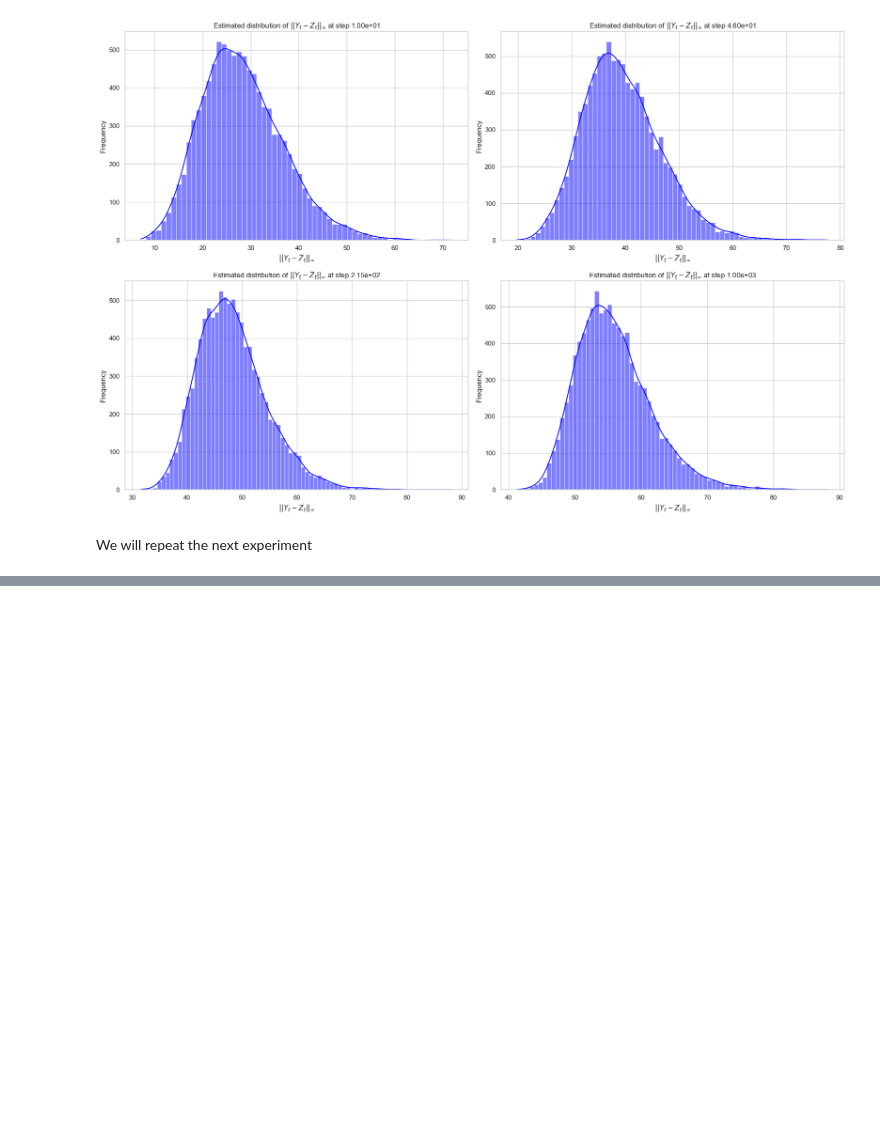
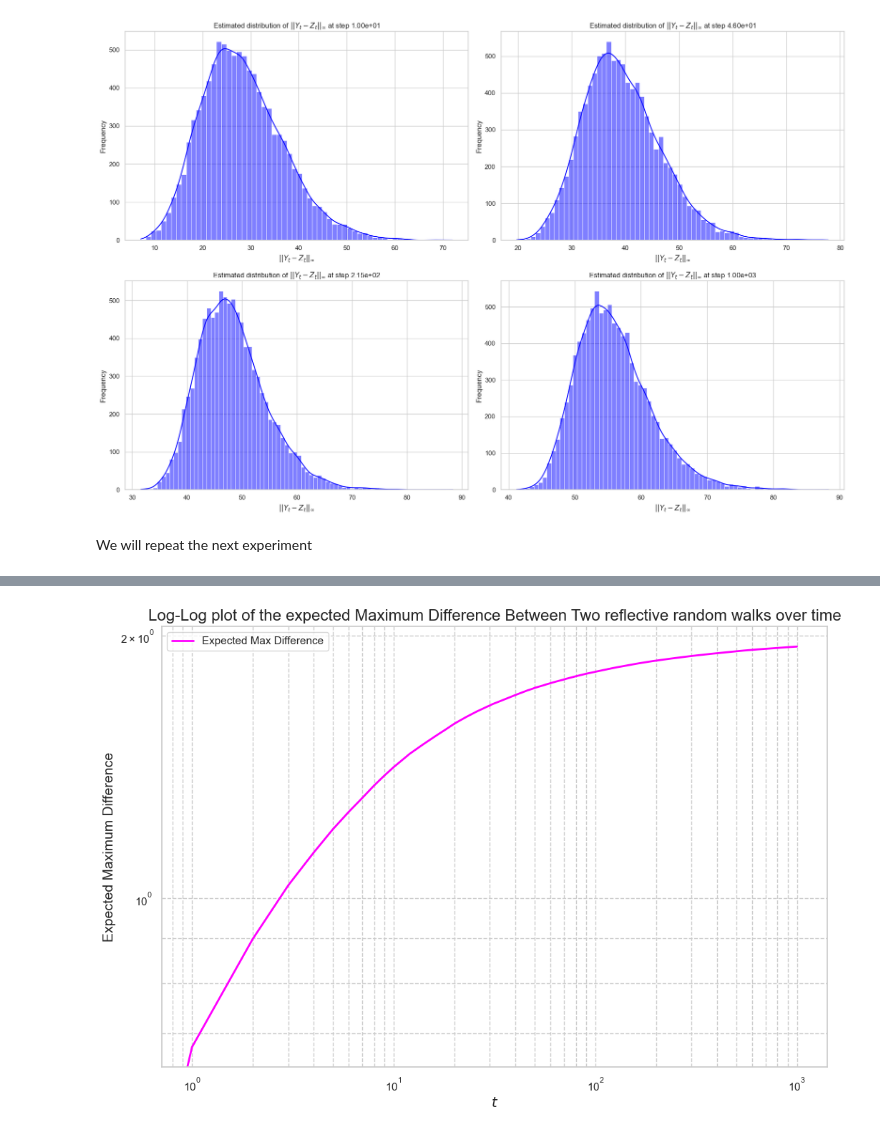
Before and after one commit to statsmarkov/depth_markov, a Jupyter notebook: section2.ipynb, the cells around one changed output, grey strips where cells are left out. Cells and saved outputs as stored; diff of their text form; code cells hidden in the pictures; blank space fills up the shorter version.

```diff
--- a/section2.ipynb
+++ b/section2.ipynb
@@ -126,0 +127,26 @@ plt.show()
+# %%
+# Run simulations in parallel
+with ProcessPoolExecutor() as executor:
+    results = list(executor.map(simulate_reflective_random_walk,
+                                repeat(n_steps, n_simulations),
+                                repeat(2, n_simulations),
+                                np.random.randint(0, 2**32, n_simulations)))
+# %%
+max_diffs_all_simulations = np.zeros((n_simulations, n_steps))
+for sim in range(n_simulations):
+    Y, Z = results[sim]
+    max_diffs_all_simulations[sim, :] = np.maximum.accumulate(np.abs(Y - Z))
+# Calculate the expected maximum difference at each time step
+expected_max_diffs = np.mean(max_diffs_all_simulations, axis=0)
+# %%
+# Plotting the expected maximum difference using a log-log plot
+plt.figure(figsize=(12, 8))
+plt.loglog(expected_max_diffs, label='Expected Max Difference', color='magenta', linewidth=2)
+plt.xlabel(r'$t$', fontsize=14)
+plt.ylabel('Expected Maximum Difference', fontsize=14)
+plt.title('Log-Log plot of the expected Maximum Difference Between Two reflective random walks over time', fontsize=16)
+plt.legend()
+plt.grid(True, which="both", ls="--")
+plt.show()
+# %% [output]
+[figure, added]
```
Also changed, not shown: parts of 3 cells of this notebook, 1 other file.
